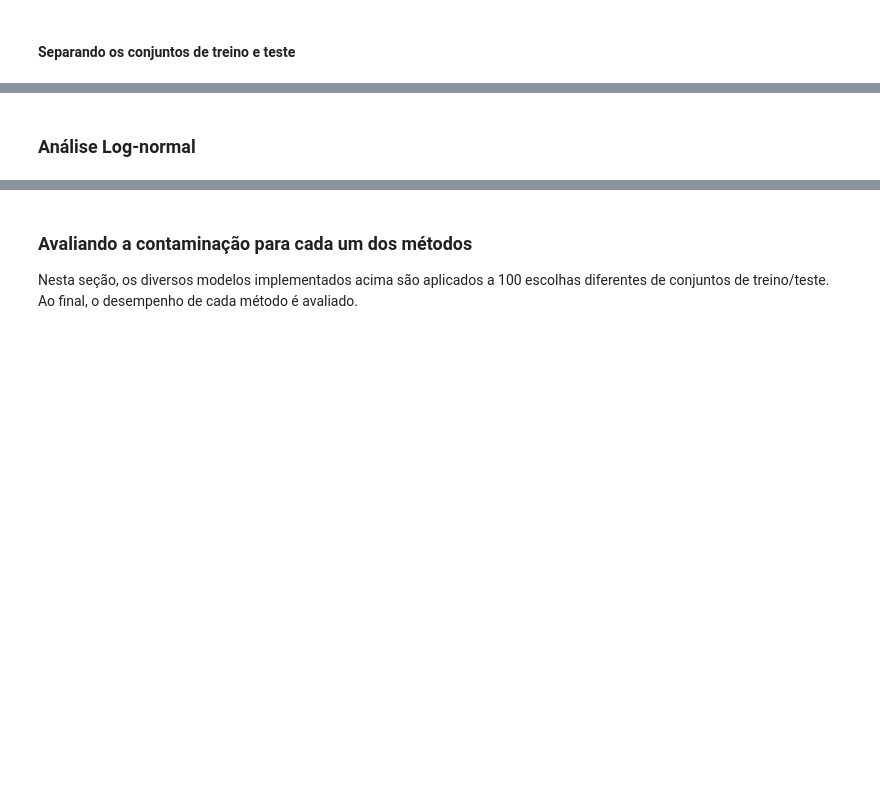
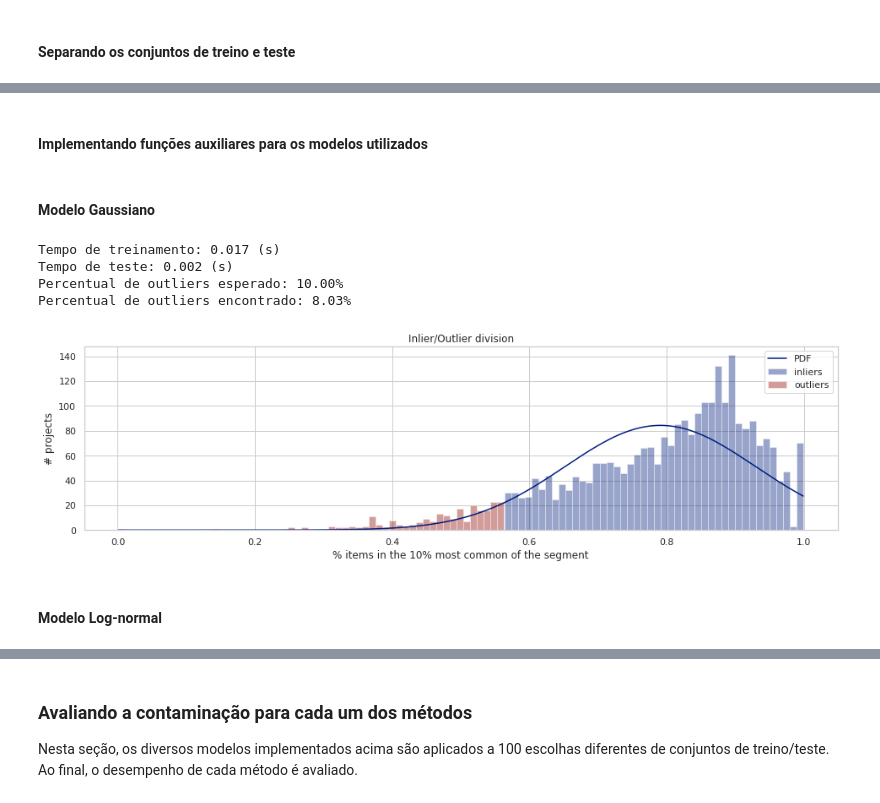
Before and after one commit to lappis-unb/salic-ml, a Jupyter notebook: notebooks/report/analysis_of_common_items.ipynb, the cells around one changed output, grey strips where cells are left out. Saved outputs shown, nothing was run; the diff lists cells and outputs as text; code cells hidden in the pictures; blank space fills up the shorter version.

```diff
--- a/notebooks/report/analysis_of_common_items.ipynb
+++ b/notebooks/report/analysis_of_common_items.ipynb
@@ -339,2 +263,57 @@ Text(0.5,1,'Inlier/Outlier division')
+# %% [markdown]
+#### Implementando funções auxiliares para os modelos utilizados
+# %%
+def bisect(f, a=0, b=1, rtol=1e-6, maxiter=40):
+    # simplified scipy.optimize.bisect
+    niter, x0 = (0, a)
+    while niter < maxiter:
+        niter += 1
+        x0 = (b + a) / 2
+        f0 = f(x0)
+        if abs(f0) < rtol:
+            break
+        elif f0 < 0:
+            b = x0
+        else:
+            a = x0
+    return x0
+
+def find_threshold(model, X, contamination):
+    h = max(X) - min(X)
+    _X = np.linspace(min(X) - h, max(X) + h, int(1e3))
+    dx = _X[1] - _X[0]
+    pdf = model.pdf(_X)
+    def f(threshold):
+        _pdf = pdf.copy()
+        _pdf[_pdf <= threshold] = 0
+        I = scipy.integrate.simps(_pdf, dx=dx)
+        return I - (1.0 - contamination)
+    return bisect(f)
+# %% [markdown]
+#### Modelo Gaussiano
+# %%
+class Gaussian:
+    def __init__(self, contamination=0.1):
+        self.contamination = contamination
+
+    def fit(self, X):
+        # Generate model
+        mean, std = scipy.stats.norm.fit(X)
+        self.model = scipy.stats.norm(mean, std)
+        # Find threshold
+        self.threshold = find_threshold(self.model, X, self.contamination)
+        return self
+
+    def predict(self, X):
+        is_inlier = (self.model.pdf(X) > self.threshold)
+        return is_inlier
+
+show_stats(Gaussian(), projects_train, projects_test, bin_size=0.01)
+# %% [output]
+Tempo de treinamento: 0.017 (s)
+Tempo de teste: 0.002 (s)
+Percentual de outliers esperado: 10.00%
+Percentual de outliers encontrado: 8.03%
+[figure, added]
 # %% [markdown]
-### Análise Log-normal
+#### Modelo Log-normal
```
Also changed, not shown: parts of 29 cells of this notebook.
